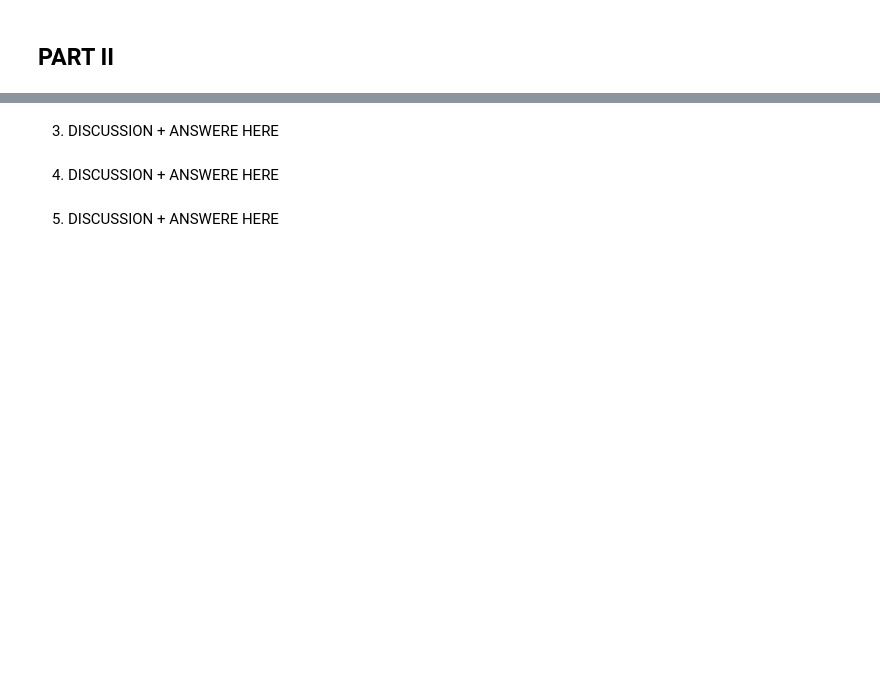
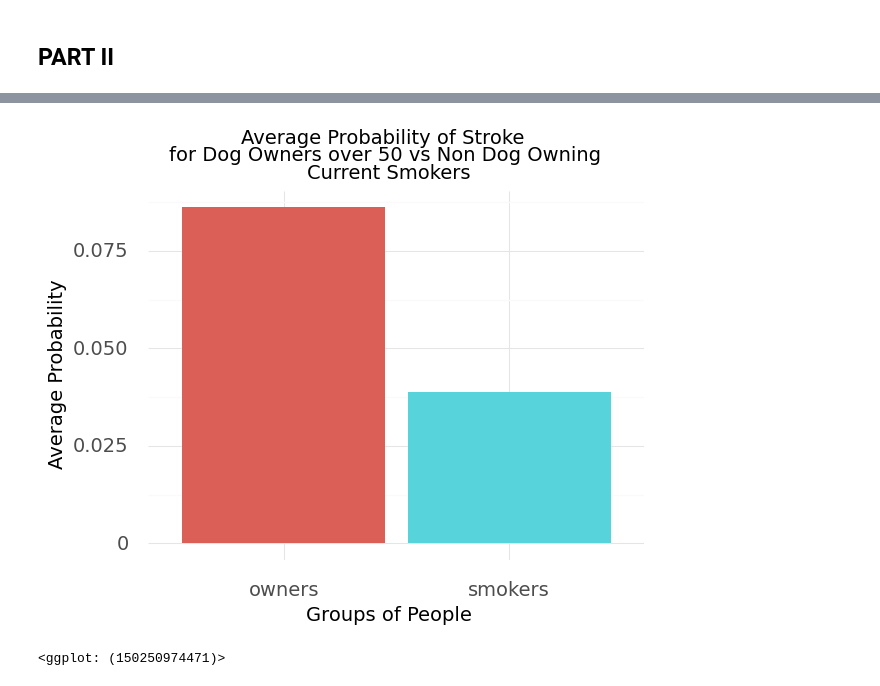
Before and after one commit to 01bbae/CPSC392-Project1, a Jupyter notebook: Project1_FA21.ipynb, the cells around one changed output, grey strips where cells are left out. Cells and saved outputs as stored; diff of their text form; code cells hidden in the pictures; blank space fills up the shorter version.

```diff
--- a/Project1_FA21.ipynb
+++ b/Project1_FA21.ipynb
@@ -162,2 +137,0 @@ https://stackoverflow.com/questions/53720684/use-kfold-split-to-fit-model-return
-# %% [markdown]
-3. DISCUSSION + ANSWERE HERE
@@ -166,2 +137,0 @@ https://stackoverflow.com/questions/53720684/use-kfold-split-to-fit-model-return
-# %% [markdown]
-4. DISCUSSION + ANSWERE HERE
@@ -170,2 +138,19 @@ https://stackoverflow.com/questions/53720684/use-kfold-split-to-fit-model-return
-# %% [markdown]
-5. DISCUSSION + ANSWERE HERE
+# %%
+# PART II, 1
+owners = data.loc[(data['dog_owner']==1) & (data['age']>50)]
+owners = owners['stroke'].sum()/len(owners)
+
+smokers = data.loc[(data['smoking_status_smokes']==1) & (data['dog_owner']==0)]
+smokers = smokers['stroke'].sum()/len(smokers)
+
+ownvssmoke = pd.DataFrame({'type':['owners','smokers'], 'probability':[owners,smokers]})
+(ggplot(ownvssmoke,aes(x='type',y='probability',fill='factor(type)'))
++geom_bar(stat='identity',show_legend=False)
++theme_minimal()
++theme(text=element_text(size=14))
++ylab('Average Probability')
++xlab('Groups of People')
++ggtitle('Average Probability of Stroke  \nfor Dog Owners over 50 vs Non Dog Owning \nCurrent Smokers'))
+# %% [output]
+[figure, added]
+<ggplot: (150250974471)>
```
Also changed, not shown: parts of 27 cells of this notebook, 2 other files.
